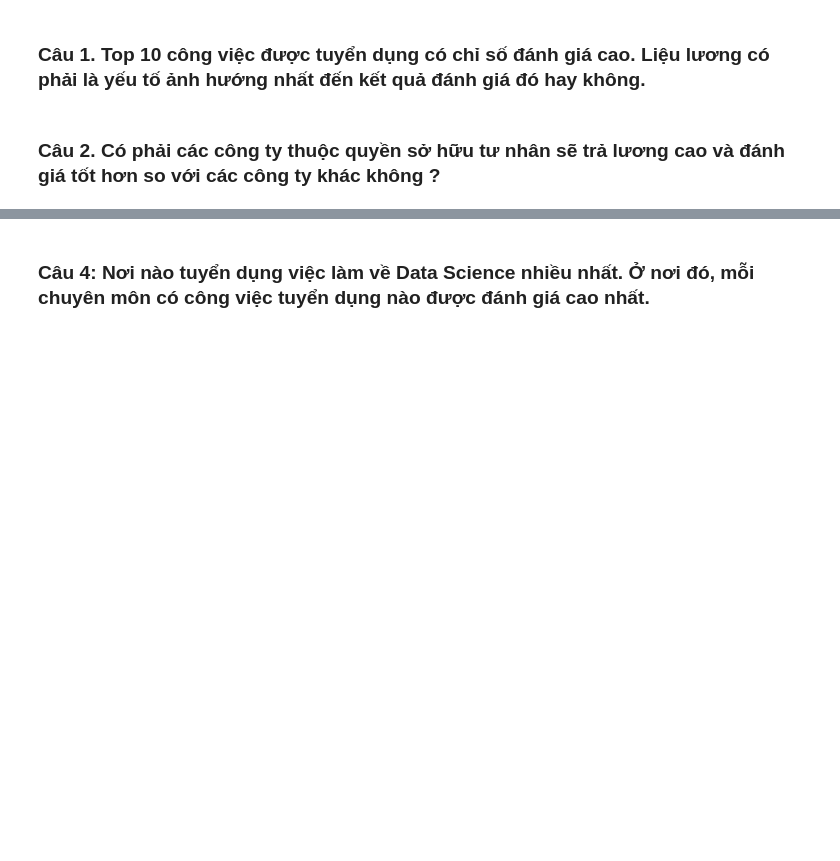
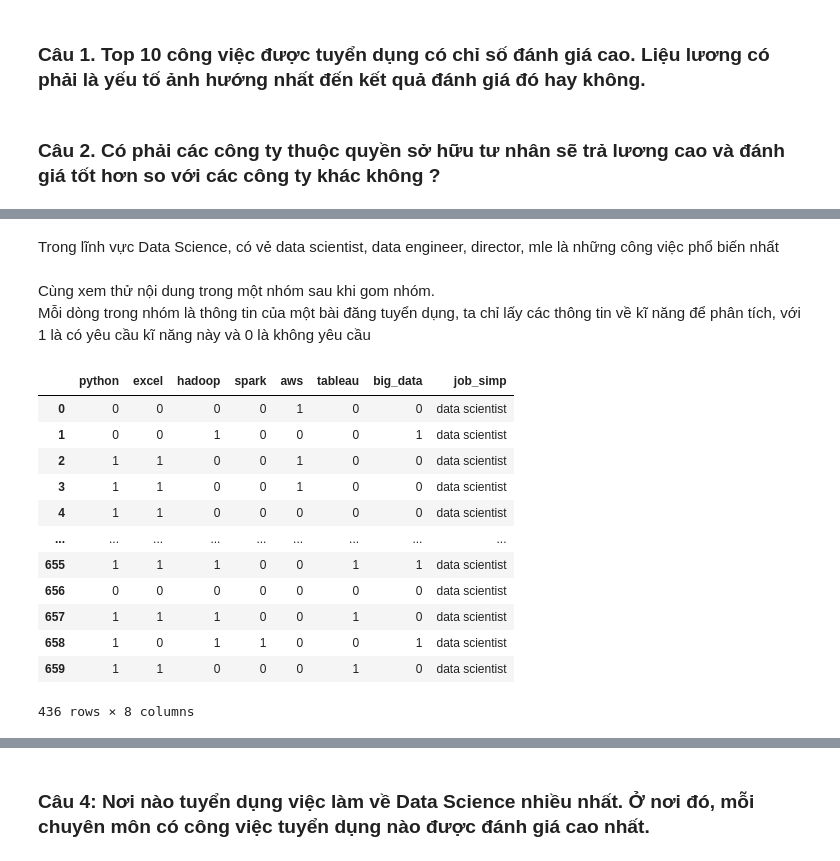
Before and after one commit to fminhtu/P4DS-FinalProject, a Jupyter notebook: Final.ipynb, the cells around one changed output, grey strips where cells are left out. Cells and saved outputs as stored; diff of their text form; code cells hidden in the pictures; blank space fills up the shorter version.

```diff
--- a/Final.ipynb
+++ b/Final.ipynb
@@ -246,0 +265,21 @@ Lợi ích của việc tìm ra câu trả lời là gì?
+# %% [markdown]
+Trong lĩnh vực Data Science, có vẻ data scientist, data engineer, director, mle là những công việc phổ biến nhất
+# %% [markdown]
+Cùng xem thử nội dung trong một nhóm sau khi gom nhóm.
+Mỗi dòng trong nhóm là thông tin của một bài đăng tuyển dụng, ta chỉ lấy các thông tin về kĩ năng để phân tích, với 1 là có yêu cầu kĩ năng này và 0 là không yêu cầu
+# %%
+df3_group.get_group('data scientist')
+# %% [output]
+|  | python | excel | hadoop | spark | aws | tableau | big_data | job_simp |
+| 0 | 0 | 0 | 0 | 0 | 1 | 0 | 0 | data scientist |
+| 1 | 0 | 0 | 1 | 0 | 0 | 0 | 1 | data scientist |
+| 2 | 1 | 1 | 0 | 0 | 1 | 0 | 0 | data scientist |
+| 3 | 1 | 1 | 0 | 0 | 1 | 0 | 0 | data scientist |
+| 4 | 1 | 1 | 0 | 0 | 0 | 0 | 0 | data scientist |
+| ... | ... | ... | ... | ... | ... | ... | ... | ... |
+| 655 | 1 | 1 | 1 | 0 | 0 | 1 | 1 | data scientist |
+| 656 | 0 | 0 | 0 | 0 | 0 | 0 | 0 | data scientist |
+| 657 | 1 | 1 | 1 | 0 | 0 | 1 | 0 | data scientist |
+| 658 | 1 | 0 | 1 | 1 | 0 | 0 | 1 | data scientist |
+| 659 | 1 | 1 | 0 | 0 | 0 | 1 | 0 | data scientist |
+436 rows × 8 columns
```
Also changed, not shown: parts of 10 cells of this notebook.
